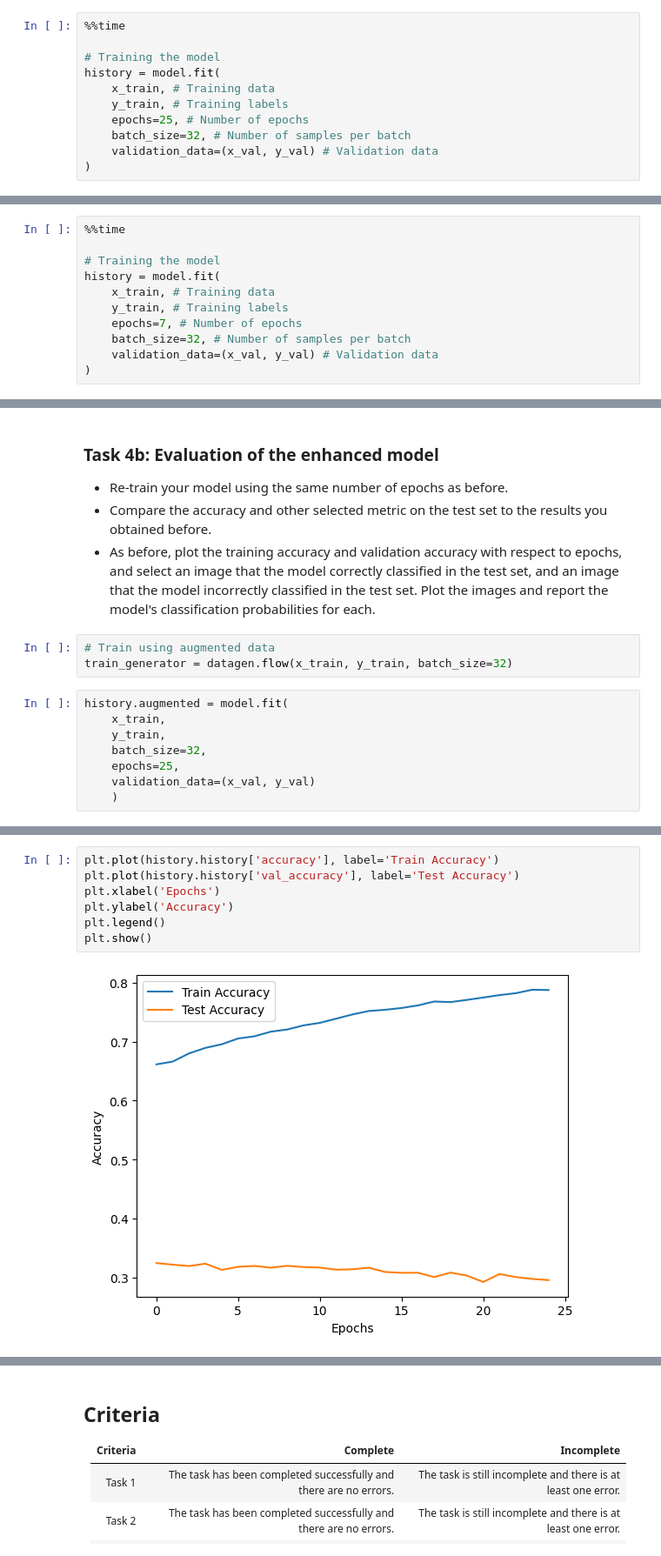
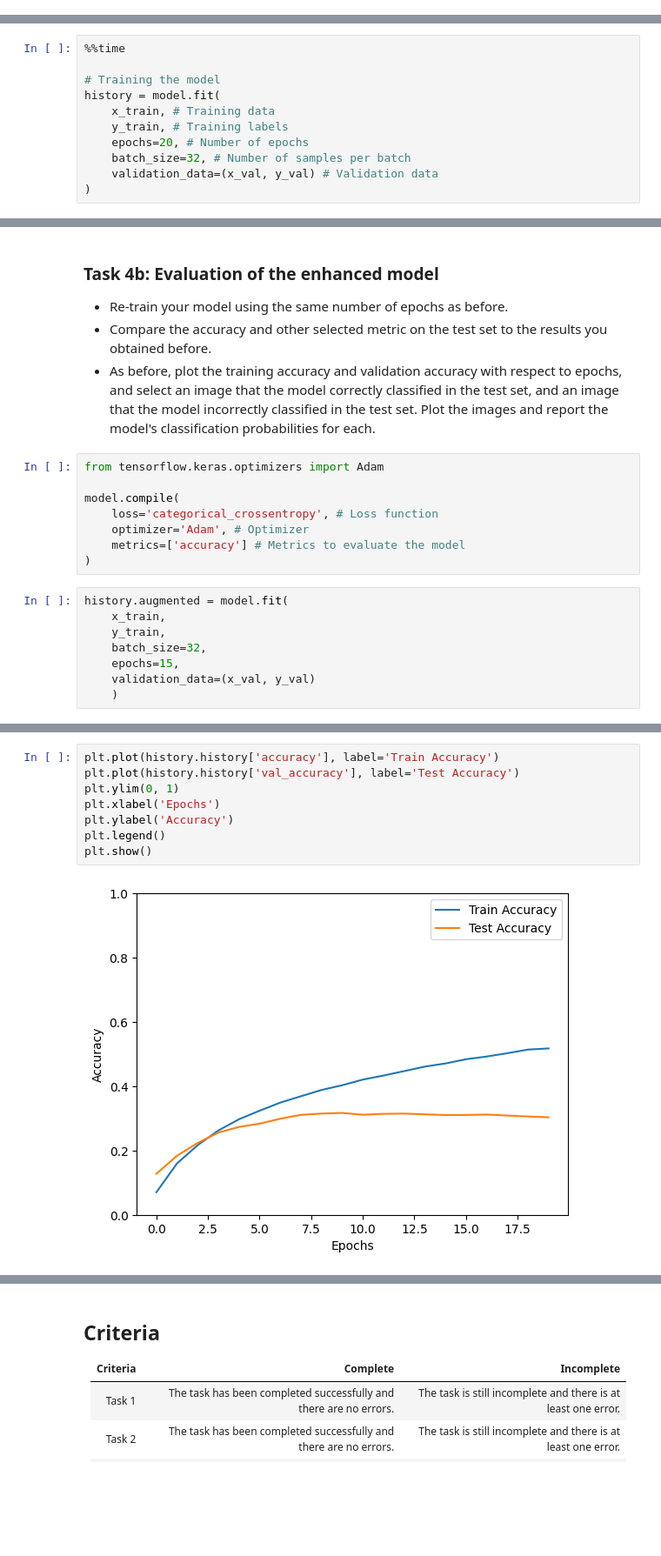
Before and after one commit to darshan-kale-dsi/deep_learning, a Jupyter notebook: 02_activities/assignments/assignment_1.ipynb, the cells around one changed output, grey strips where cells are left out. Shown at 87% size. Saved outputs shown, nothing was run; the diff lists cells and outputs as text; blank space fills up the shorter version.

```diff
--- a/02_activities/assignments/assignment_1.ipynb
+++ b/02_activities/assignments/assignment_1.ipynb
@@ -226,14 +223,3 @@ model.compile(
 - Train your model for an appropriate number of epochs. Explain your choice of the number of epochs used - you can change this number before submitting your assignment.
 - Use a batch size of 32.
 - Use the validation set for validation.
-# %%
-%%time
-
-# Training the model
-history = model.fit(
-    x_train, # Training data
-    y_train, # Training labels
-    epochs=25, # Number of epochs
-    batch_size=32, # Number of samples per batch
-    validation_data=(x_val, y_val) # Validation data
-)
@@ -262,7 +230,7 @@ Wall time: 50min 6s
 history = model.fit(
     x_train, # Training data
     y_train, # Training labels
-    epochs=7, # Number of epochs
+    epochs=20, # Number of epochs
     batch_size=32, # Number of samples per batch
     validation_data=(x_val, y_val) # Validation data
 )
@@ -364,14 +428,19 @@ datagen = ImageDataGenerator(
 - Compare the accuracy and other selected metric on the test set to the results you obtained before.
 - As before, plot the training accuracy and validation accuracy with respect to epochs, and select an image that the model correctly classified in the test set, and an image that the model incorrectly classified in the test set. Plot the images and report the model's classification probabilities for each.
 # %%
-# Train using augmented data
-train_generator = datagen.flow(x_train, y_train, batch_size=32)
+from tensorflow.keras.optimizers import Adam
+
+model.compile(
+    loss='categorical_crossentropy', # Loss function
+    optimizer='Adam', # Optimizer
+    metrics=['accuracy'] # Metrics to evaluate the model
+)
 # %%
 history.augmented = model.fit(
     x_train,
     y_train,
     batch_size=32,
-    epochs=25,
+    epochs=15,
     validation_data=(x_val, y_val)
     )
 # %% [output]
@@ -429,9 +499,10 @@ weighted avg       0.01      0.01      0.01     10000
 # %%
 plt.plot(history.history['accuracy'], label='Train Accuracy')
 plt.plot(history.history['val_accuracy'], label='Test Accuracy')
+plt.ylim(0, 1)
 plt.xlabel('Epochs')
 plt.ylabel('Accuracy')
 plt.legend()
 plt.show()
 # %% [output]
-[figure, old version]
+[figure, new version]
```
Also changed, not shown: parts of 16 cells of this notebook.
